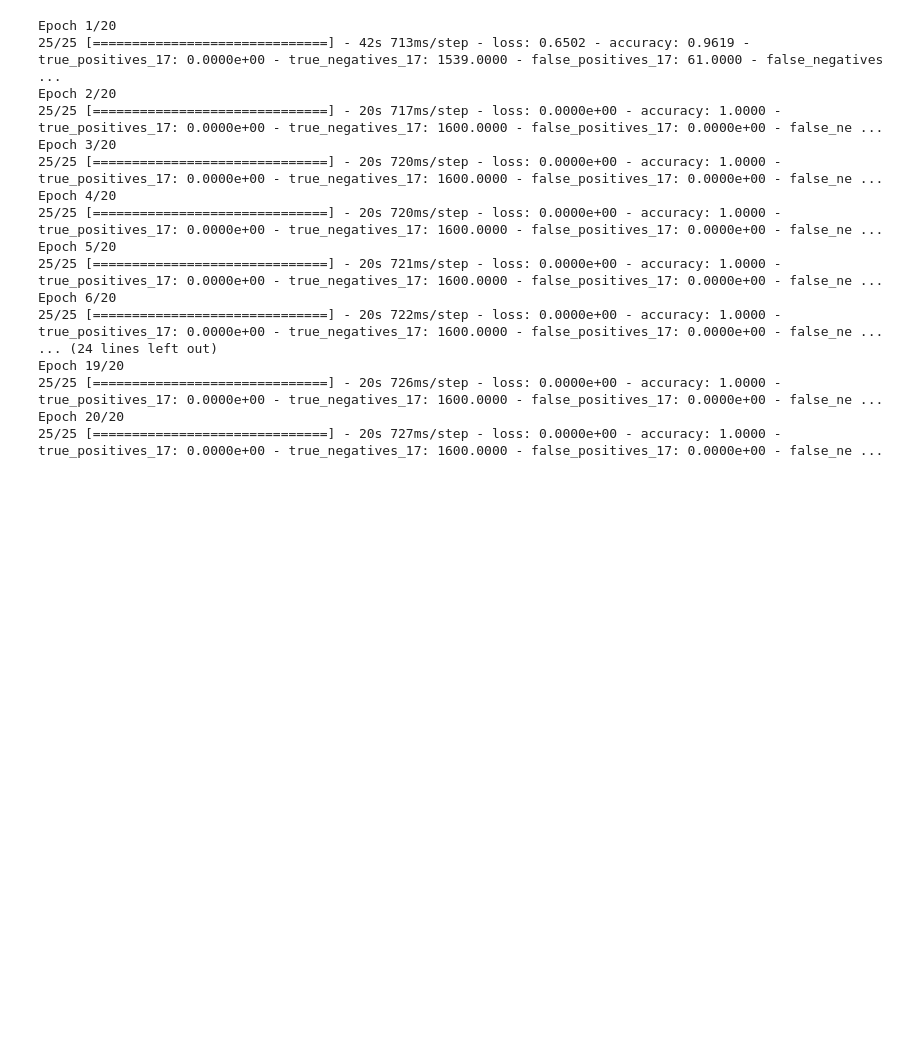
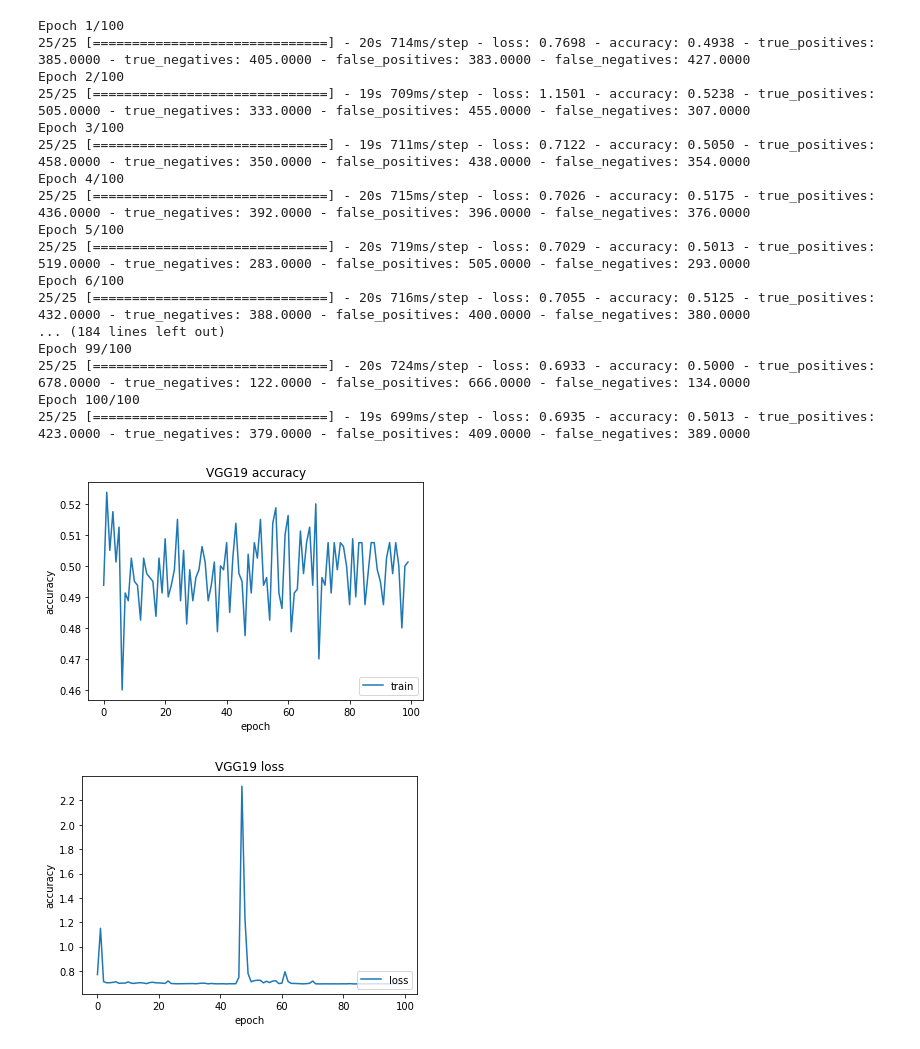
Before and after one commit to Krymancer/deepfake, a Jupyter notebook: model_faces_detection_vgg16.ipynb, the cells around one changed output. Cells and saved outputs as stored; diff of their text form; code cells hidden in the pictures; blank space fills up the shorter version.

```diff
--- a/model_faces_detection_vgg16.ipynb
+++ b/model_faces_detection_vgg16.ipynb
@@ -114,25 +114,44 @@ classifier.add(Dense(1024, activation='relu'))
 classifier.add(Dense(1, activation = 'sigmoid'))
 classifier.compile(optimizer = opt, loss = 'binary_crossentropy', metrics = ['accuracy', tp,tn,fp,fn])
 # %%
-history = classifier.fit(train_ds, epochs = 20, shuffle=True, batch_size=32)
+history = classifier.fit(train_ds, epochs = 100, shuffle=True, batch_size=32)
 # %% [output]
-Epoch 1/20
-25/25 [==============================] - 42s 713ms/step - loss: 0.6502 - accuracy: 0.9619 - true_positives_17: 0.0000e+00 - true_negatives_17: 1539.0000 - false_positives_17: 61.0000 - false_negatives ...
-Epoch 2/20
-25/25 [==============================] - 20s 717ms/step - loss: 0.0000e+00 - accuracy: 1.0000 - true_positives_17: 0.0000e+00 - true_negatives_17: 1600.0000 - false_positives_17: 0.0000e+00 - false_ne ...
-Epoch 3/20
-25/25 [==============================] - 20s 720ms/step - loss: 0.0000e+00 - accuracy: 1.0000 - true_positives_17: 0.0000e+00 - true_negatives_17: 1600.0000 - false_positives_17: 0.0000e+00 - false_ne ...
-Epoch 4/20
-25/25 [==============================] - 20s 720ms/step - loss: 0.0000e+00 - accuracy: 1.0000 - true_positives_17: 0.0000e+00 - true_negatives_17: 1600.0000 - false_positives_17: 0.0000e+00 - false_ne ...
-Epoch 5/20
-25/25 [==============================] - 20s 721ms/step - loss: 0.0000e+00 - accuracy: 1.0000 - true_positives_17: 0.0000e+00 - true_negatives_17: 1600.0000 - false_positives_17: 0.0000e+00 - false_ne ...
-Epoch 6/20
-25/25 [==============================] - 20s 722ms/step - loss: 0.0000e+00 - accuracy: 1.0000 - true_positives_17: 0.0000e+00 - true_negatives_17: 1600.0000 - false_positives_17: 0.0000e+00 - false_ne ...
-... (24 lines left out)
-Epoch 19/20
-25/25 [==============================] - 20s 726ms/step - loss: 0.0000e+00 - accuracy: 1.0000 - true_positives_17: 0.0000e+00 - true_negatives_17: 1600.0000 - false_positives_17: 0.0000e+00 - false_ne ...
-Epoch 20/20
-25/25 [==============================] - 20s 727ms/step - loss: 0.0000e+00 - accuracy: 1.0000 - true_positives_17: 0.0000e+00 - true_negatives_17: 1600.0000 - false_positives_17: 0.0000e+00 - false_ne ...
+Epoch 1/100
+25/25 [==============================] - 20s 714ms/step - loss: 0.7698 - accuracy: 0.4938 - true_positives: 385.0000 - true_negatives: 405.0000 - false_positives: 383.0000 - false_negatives: 427.0000
+Epoch 2/100
+25/25 [==============================] - 19s 709ms/step - loss: 1.1501 - accuracy: 0.5238 - true_positives: 505.0000 - true_negatives: 333.0000 - false_positives: 455.0000 - false_negatives: 307.0000
+Epoch 3/100
+25/25 [==============================] - 19s 711ms/step - loss: 0.7122 - accuracy: 0.5050 - true_positives: 458.0000 - true_negatives: 350.0000 - false_positives: 438.0000 - false_negatives: 354.0000
+Epoch 4/100
+25/25 [==============================] - 20s 715ms/step - loss: 0.7026 - accuracy: 0.5175 - true_positives: 436.0000 - true_negatives: 392.0000 - false_positives: 396.0000 - false_negatives: 376.0000
+Epoch 5/100
+25/25 [==============================] - 20s 719ms/step - loss: 0.7029 - accuracy: 0.5013 - true_positives: 519.0000 - true_negatives: 283.0000 - false_positives: 505.0000 - false_negatives: 293.0000
+Epoch 6/100
+25/25 [==============================] - 20s 716ms/step - loss: 0.7055 - accuracy: 0.5125 - true_positives: 432.0000 - true_negatives: 388.0000 - false_positives: 400.0000 - false_negatives: 380.0000
+... (184 lines left out)
+Epoch 99/100
+25/25 [==============================] - 20s 724ms/step - loss: 0.6933 - accuracy: 0.5000 - true_positives: 678.0000 - true_negatives: 122.0000 - false_positives: 666.0000 - false_negatives: 134.0000
+Epoch 100/100
+25/25 [==============================] - 19s 699ms/step - loss: 0.6935 - accuracy: 0.5013 - true_positives: 423.0000 - true_negatives: 379.0000 - false_positives: 409.0000 - false_negatives: 389.0000
+# %%
+plt.plot(history.history['accuracy'])
+# plt.plot(history.history['val_accuracy'])
+plt.title('VGG19 accuracy')
+plt.ylabel('accuracy')
+plt.xlabel('epoch')
+plt.legend(['train', 'test'], loc='lower right')
+plt.show()
+
+plt.plot(history.history['loss'])
+# plt.plot(history.history['val_accuracy'])
+plt.title('VGG19 loss')
+plt.ylabel('accuracy')
+plt.xlabel('epoch')
+plt.legend(['loss', 'test'], loc='lower right')
+plt.show()
+# %% [output]
+[figure, added]
+[figure, added]
 # %%
 df = pd.DataFrame()
 for idx, key in enumerate(history.history.keys()):
```
Also changed, not shown: parts of 4 cells of this notebook, 2 other files.
